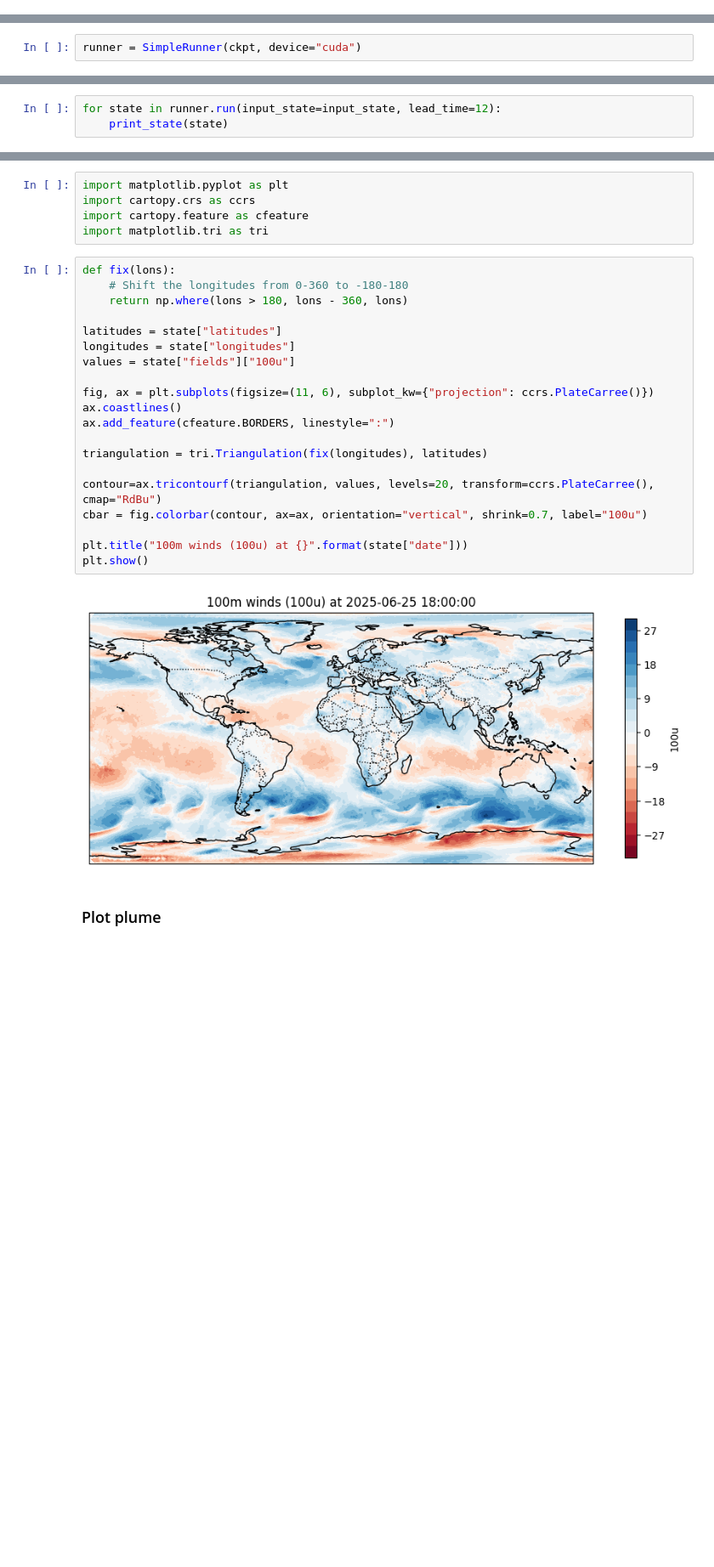
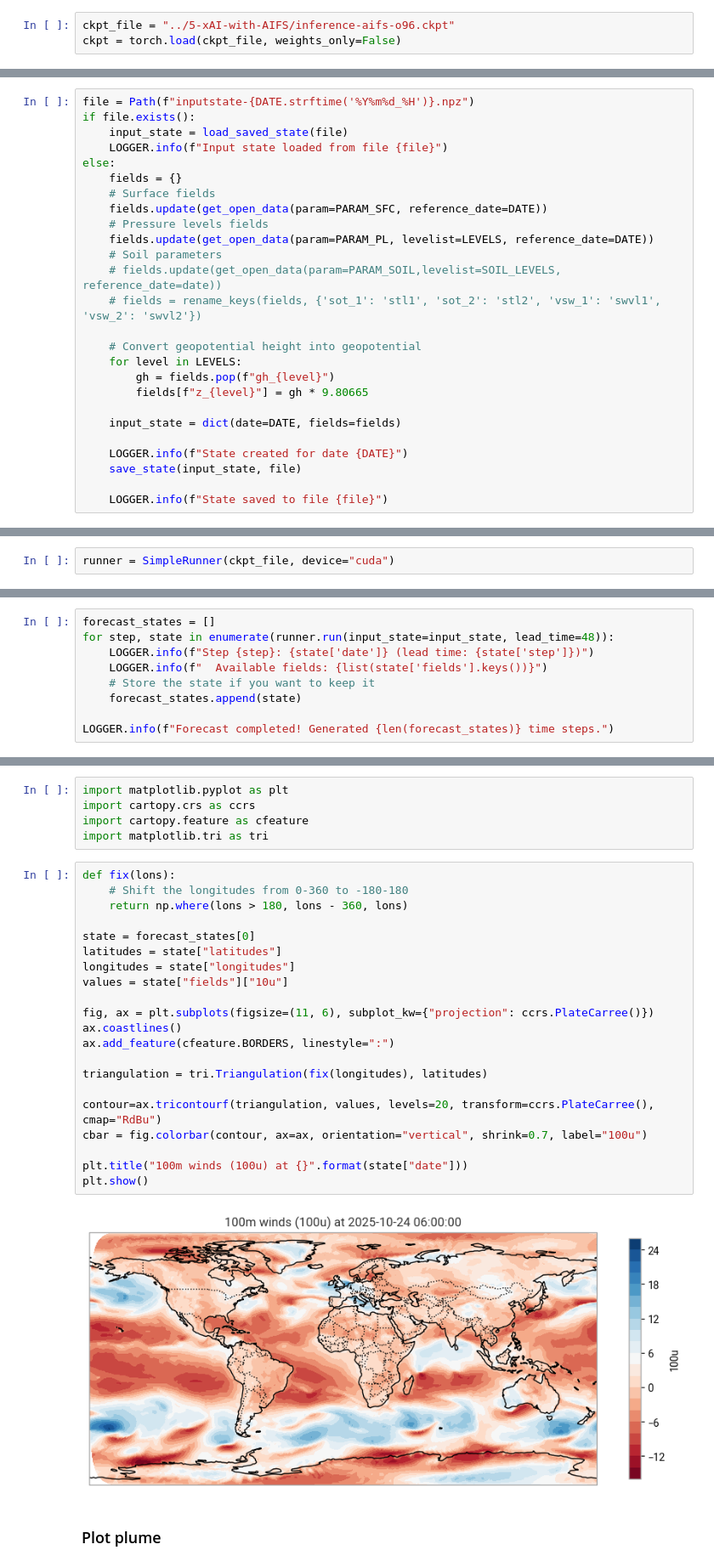
Before and after one commit to ecmwf-training/2025-ml-training, a Jupyter notebook: 4-run-AIFS/inference_aifs-ens.ipynb, the cells around one changed output, grey strips where cells are left out. Shown: that part at 85% size. Drawn from its saved outputs; the diff is of its cells as text; blank space fills up the shorter version.

Commit message:
Notebook for inference.

```diff
--- a/4-run-AIFS/inference_aifs-ens.ipynb
+++ b/4-run-AIFS/inference_aifs-ens.ipynb
@@ -43,0 +41,3 @@ The checkpoint contains ...
+# %%
+ckpt_file = "../5-xAI-with-AIFS/inference-aifs-o96.ckpt"
+ckpt = torch.load(ckpt_file, weights_only=False)
@@ -142,2 +146,28 @@ Retrying in 120 seconds
+# %%
+file = Path(f"inputstate-{DATE.strftime('%Y%m%d_%H')}.npz")
+if file.exists():
+    input_state = load_saved_state(file)
+    LOGGER.info(f"Input state loaded from file {file}")
+else:
+    fields = {}
+    # Surface fields
+    fields.update(get_open_data(param=PARAM_SFC, reference_date=DATE))
+    # Pressure levels fields
+    fields.update(get_open_data(param=PARAM_PL, levelist=LEVELS, reference_date=DATE))
+    # Soil parameters
+    # fields.update(get_open_data(param=PARAM_SOIL,levelist=SOIL_LEVELS, reference_date=date))
+    # fields = rename_keys(fields, {'sot_1': 'stl1', 'sot_2': 'stl2', 'vsw_1': 'swvl1', 'vsw_2': 'swvl2'})
+
+    # Convert geopotential height into geopotential
+    for level in LEVELS:
+        gh = fields.pop(f"gh_{level}")
+        fields[f"z_{level}"] = gh * 9.80665
+
+    input_state = dict(date=DATE, fields=fields)
+
+    LOGGER.info(f"State created for date {DATE}")
+    save_state(input_state, file)
+
+    LOGGER.info(f"State saved to file {file}")
 # %% [markdown]
 ## Run inference from initial conditions
@@ -146,7 +174,13 @@ ckpt = "../5-xAI-with-AIFS/inference-aifs-o96.ckpt"
 # %%
-runner = SimpleRunner(ckpt, device="cuda")
+runner = SimpleRunner(ckpt_file, device="cuda")
 # %% [markdown]
 ### Run the forecast
 # %%
-for state in runner.run(input_state=input_state, lead_time=12):
-    print_state(state)
+forecast_states = []
+for step, state in enumerate(runner.run(input_state=input_state, lead_time=48)):
+    LOGGER.info(f"Step {step}: {state['date']} (lead time: {state['step']})")
+    LOGGER.info(f"  Available fields: {list(state['fields'].keys())}")
+    # Store the state if you want to keep it
+    forecast_states.append(state)
+
+LOGGER.info(f"Forecast completed! Generated {len(forecast_states)} time steps.")
@@ -179,24 +196,25 @@ import matplotlib.tri as tri
 # %%
 def fix(lons):
     # Shift the longitudes from 0-360 to -180-180
     return np.where(lons > 180, lons - 360, lons)
 
+state = forecast_states[0]
 latitudes = state["latitudes"]
 longitudes = state["longitudes"]
-values = state["fields"]["100u"]
+values = state["fields"]["10u"]
 
 fig, ax = plt.subplots(figsize=(11, 6), subplot_kw={"projection": ccrs.PlateCarree()})
 ax.coastlines()
 ax.add_feature(cfeature.BORDERS, linestyle=":")
 
 triangulation = tri.Triangulation(fix(longitudes), latitudes)
 
 contour=ax.tricontourf(triangulation, values, levels=20, transform=ccrs.PlateCarree(), cmap="RdBu")
 cbar = fig.colorbar(contour, ax=ax, orientation="vertical", shrink=0.7, label="100u")
 
 plt.title("100m winds (100u) at {}".format(state["date"]))
 plt.show()
 # %% [output]
-[figure, old version]
+[figure, new version]
 # %% [markdown]
 ### Plot plume
```
Also changed, not shown: parts of 15 cells of this notebook, 1 other file.
